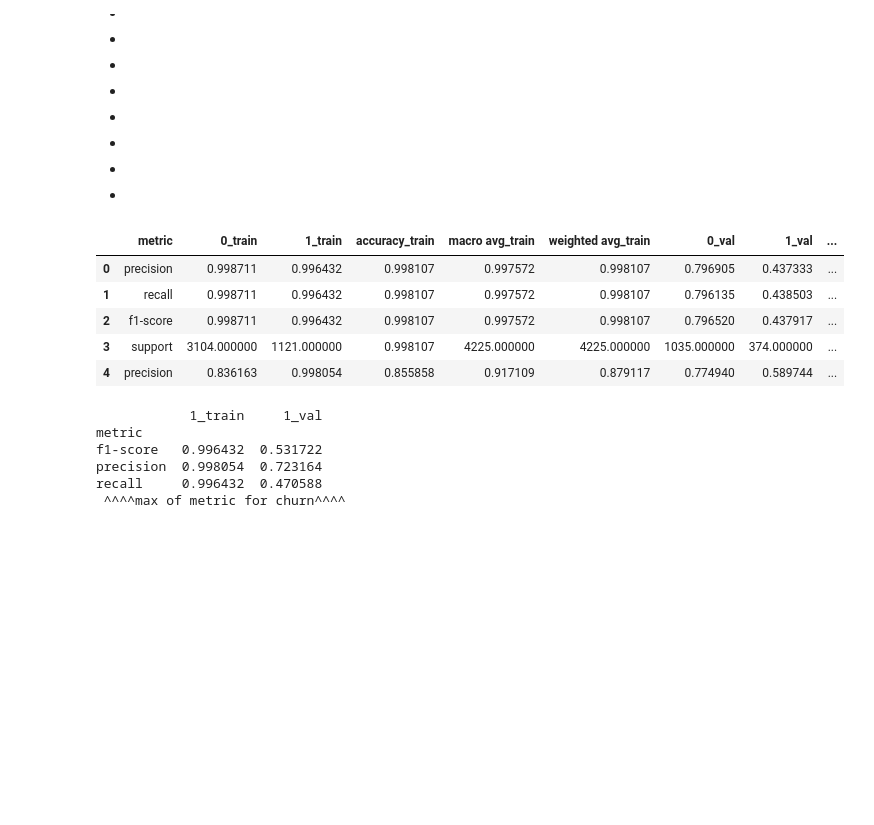
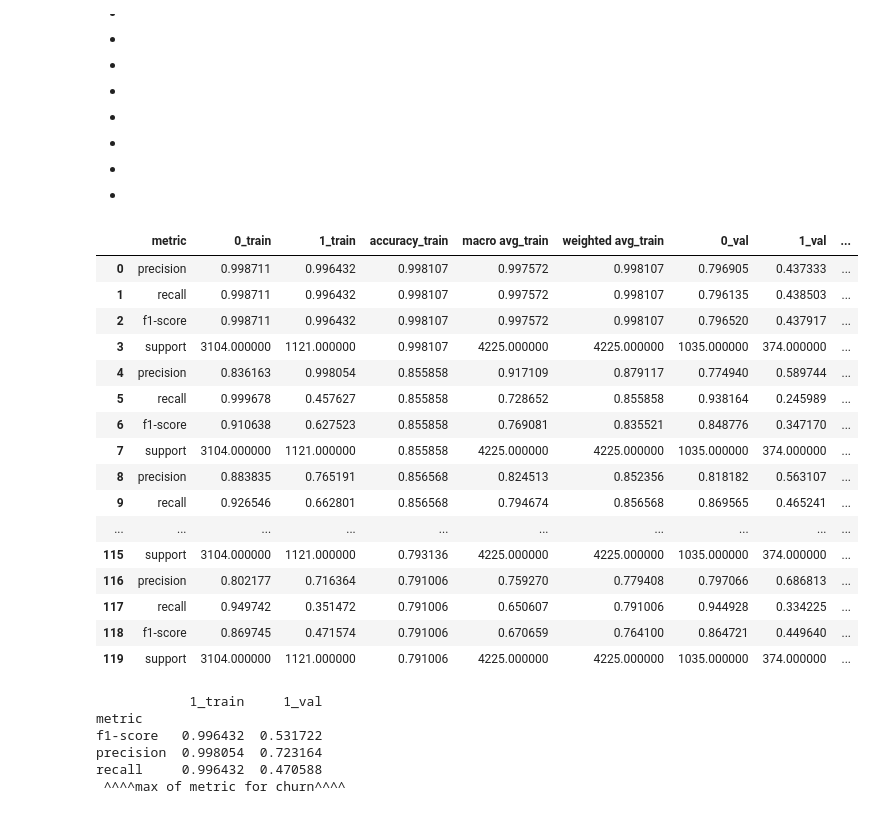
Before and after one commit to geary-shenck/classification-exercises, a Jupyter notebook: model.ipynb, the cells around one changed output. Saved outputs shown, nothing was run; the diff lists cells and outputs as text; code cells hidden in the pictures; blank space fills up the shorter version.

```diff
--- a/model.ipynb
+++ b/model.ipynb
@@ -1103,7 +1088,7 @@ def knn_function(X_train,y_train,X_validate,y_validate,knn_val):
     # weights = ['uniform', 'density']
     knn = KNeighborsClassifier(n_neighbors=knn_val, weights='uniform')
 
-    knn.fit(X_train, y_train)
+    knn = knn.fit(X_train, y_train)
 
     y_pred_train = knn.predict(X_train)
     y_pred_val = knn.predict(X_validate)
@@ -1183,25 +1198,36 @@ Name: 0_val, dtype: float64
 # %%
 knn_telco_df = pd.DataFrame()
 
 for i in range(1,30+1):
     df1, df2 = knn_function(X_telco_train,y_telco_train,X_telco_validate,y_telco_validate,i)
     df1 = df1.add_suffix("_train")
     df2 = df2.add_suffix("_val")
     df1 = pd.merge(df1,df2,left_index=True,right_index=True)
 
     df1["KNN"] = i
 
     knn_telco_df = pd.concat([knn_telco_df,df1],join="outer",sort=False)
 
 knn_telco_df = knn_telco_df.reset_index().rename(columns={"index":"metric"})
-knn_telco_df.head()
+knn_telco_df
 # %% [output]
 |  | metric | 0_train | 1_train | accuracy_train | macro avg_train | weighted avg_train | 0_val | 1_val | ... |
 | 0 | precision | 0.998711 | 0.996432 | 0.998107 | 0.997572 | 0.998107 | 0.796905 | 0.437333 | ... |
 | 1 | recall | 0.998711 | 0.996432 | 0.998107 | 0.997572 | 0.998107 | 0.796135 | 0.438503 | ... |
 | 2 | f1-score | 0.998711 | 0.996432 | 0.998107 | 0.997572 | 0.998107 | 0.796520 | 0.437917 | ... |
 | 3 | support | 3104.000000 | 1121.000000 | 0.998107 | 4225.000000 | 4225.000000 | 1035.000000 | 374.000000 | ... |
 | 4 | precision | 0.836163 | 0.998054 | 0.855858 | 0.917109 | 0.879117 | 0.774940 | 0.589744 | ... |
+| 5 | recall | 0.999678 | 0.457627 | 0.855858 | 0.728652 | 0.855858 | 0.938164 | 0.245989 | ... |
+| 6 | f1-score | 0.910638 | 0.627523 | 0.855858 | 0.769081 | 0.835521 | 0.848776 | 0.347170 | ... |
+| 7 | support | 3104.000000 | 1121.000000 | 0.855858 | 4225.000000 | 4225.000000 | 1035.000000 | 374.000000 | ... |
+| 8 | precision | 0.883835 | 0.765191 | 0.856568 | 0.824513 | 0.852356 | 0.818182 | 0.563107 | ... |
+| 9 | recall | 0.926546 | 0.662801 | 0.856568 | 0.794674 | 0.856568 | 0.869565 | 0.465241 | ... |
+| ... | ... | ... | ... | ... | ... | ... | ... | ... | ... |
+| 115 | support | 3104.000000 | 1121.000000 | 0.793136 | 4225.000000 | 4225.000000 | 1035.000000 | 374.000000 | ... |
+| 116 | precision | 0.802177 | 0.716364 | 0.791006 | 0.759270 | 0.779408 | 0.797066 | 0.686813 | ... |
+| 117 | recall | 0.949742 | 0.351472 | 0.791006 | 0.650607 | 0.791006 | 0.944928 | 0.334225 | ... |
+| 118 | f1-score | 0.869745 | 0.471574 | 0.791006 | 0.670659 | 0.764100 | 0.864721 | 0.449640 | ... |
+| 119 | support | 3104.000000 | 1121.000000 | 0.791006 | 4225.000000 | 4225.000000 | 1035.000000 | 374.000000 | ... |
 # %%
 knn_telco_df = knn_telco_df.drop(knn_telco_df[knn_telco_df["metric"] == "support"].index)
 # %%
```
Also changed, not shown: parts of 9 cells of this notebook.
